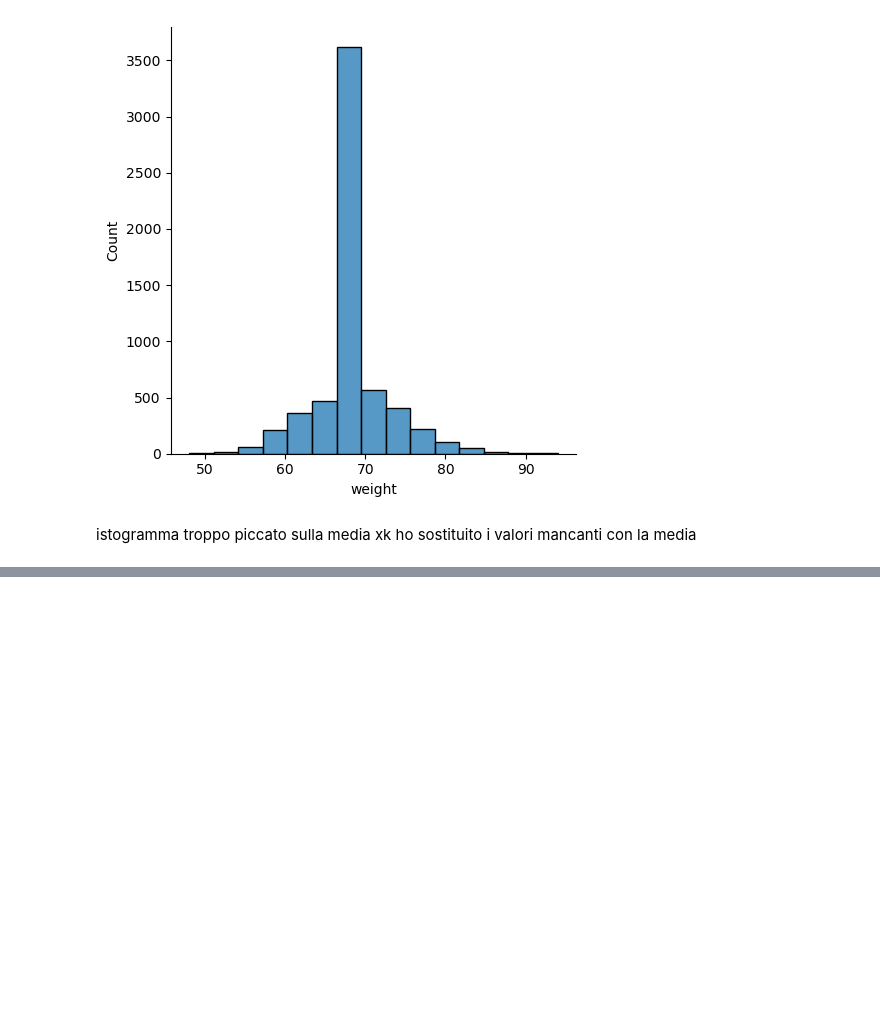
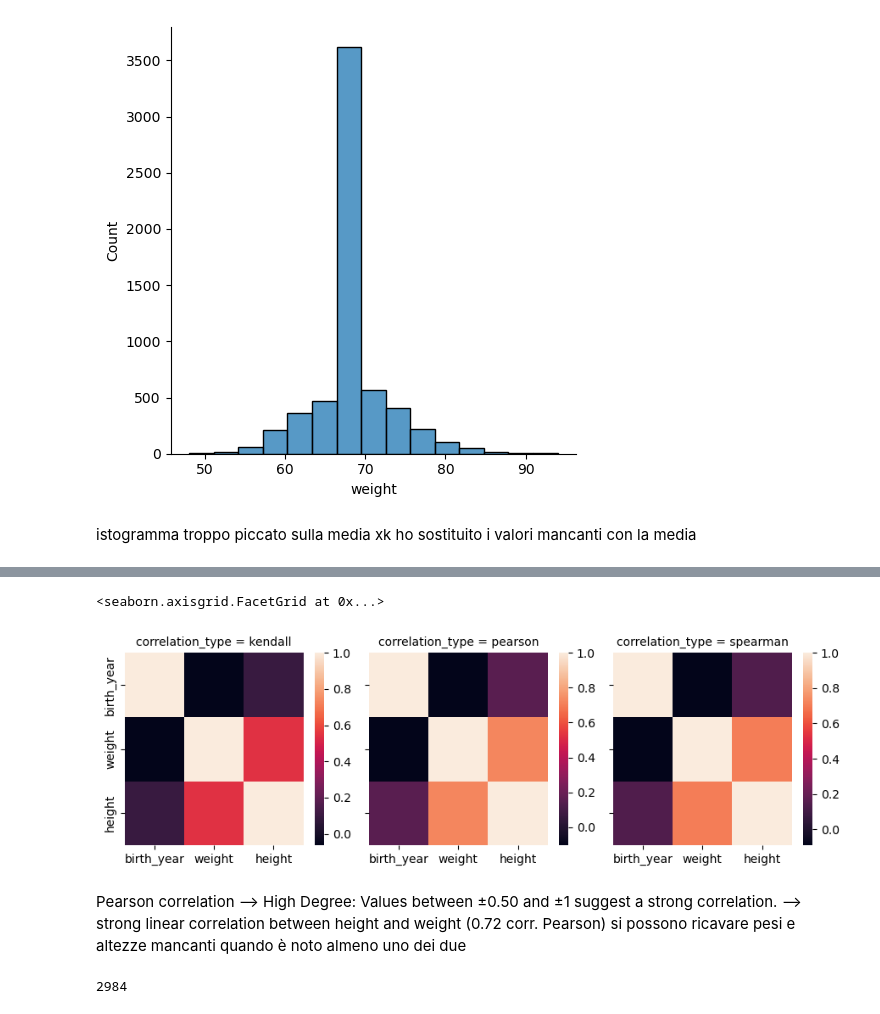
Before and after one commit to andr3w1699/DM-Project-24-25, a Jupyter notebook: notebook/DataUnderstanding2.ipynb, the cells around one changed output, grey strips where cells are left out. Saved outputs shown, nothing was run; the diff lists cells and outputs as text; code cells hidden in the pictures; blank space fills up the shorter version.

```diff
--- a/notebook/DataUnderstanding2.ipynb
+++ b/notebook/DataUnderstanding2.ipynb
@@ -114,3 +114,8 @@ istogramma troppo piccato sulla media xk ho sostituito i valori mancanti con la
 # %%
 from dataunderstanding import correlations
 from transformations import center_and_scale, drop_boolean
+
+dataset = pd.read_csv('../dataset/cyclists.csv')
+normalized_dataset, normalization_scalers_dataset = center_and_scale(dataset)
+correlations = correlations(normalized_dataset)
+correlations
@@ -116,0 +133,17 @@ from transformations import center_and_scale, drop_boolean
+# %%
+import seaborn
+
+g = seaborn.FacetGrid(correlations, col="correlation_type")
+g.map_dataframe(lambda data, color: seaborn.heatmap(data[data.columns[:-1]]))
+# %% [output]
+<seaborn.axisgrid.FacetGrid at 0x...>
+[figure, added]
+# %% [markdown]
+Pearson correlation --> High Degree: Values between ±0.50 and ±1 suggest a strong correlation.
+--> strong linear correlation between height and weight (0.72 corr. Pearson)
+si possono ricavare pesi e altezze mancanti quando è noto almeno uno dei due
+# %%
+missing_both_weights_and_heights = dataset[(dataset['height'].isna()) & (dataset['weight'].isna())].shape[0]
+print(missing_both_weights_and_heights)
+# %% [output]
+2984
```
Also changed, not shown: parts of 1 cell of this notebook.
